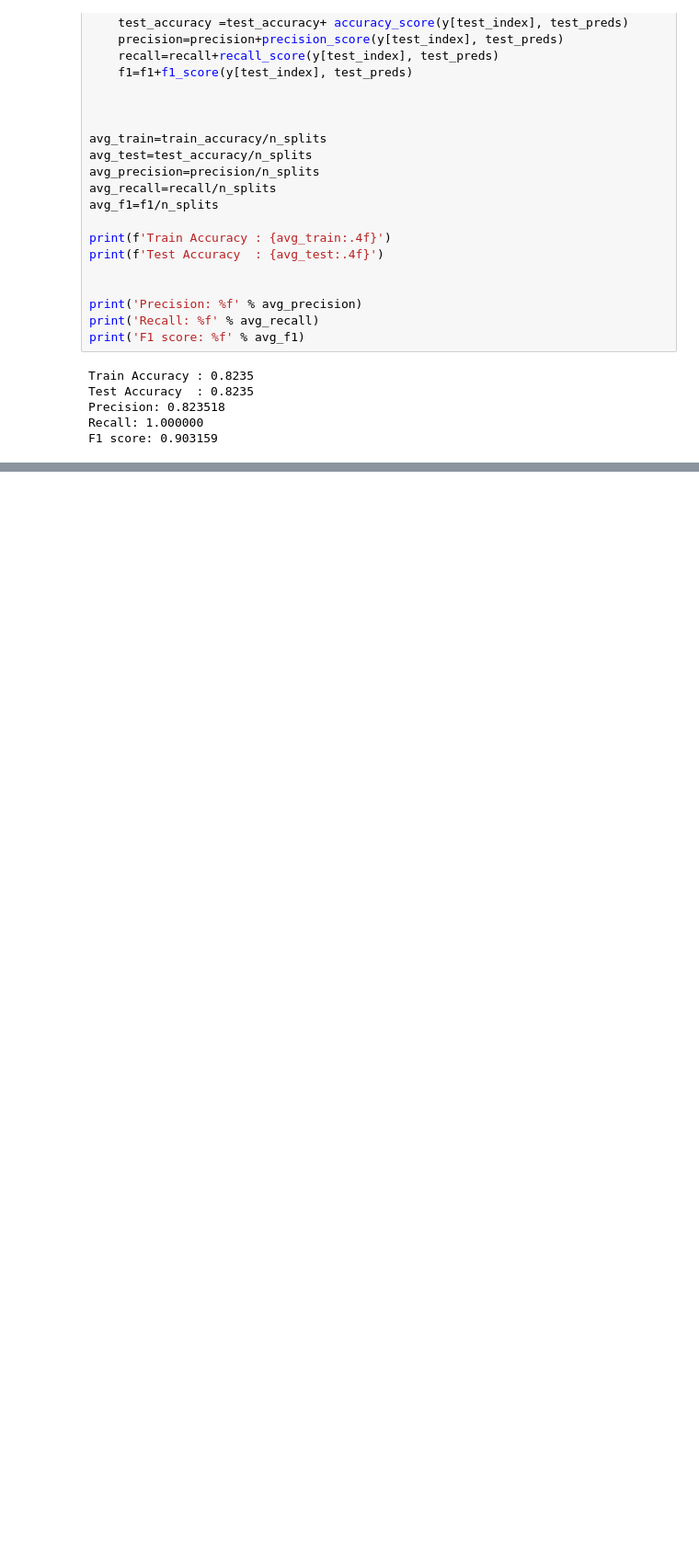
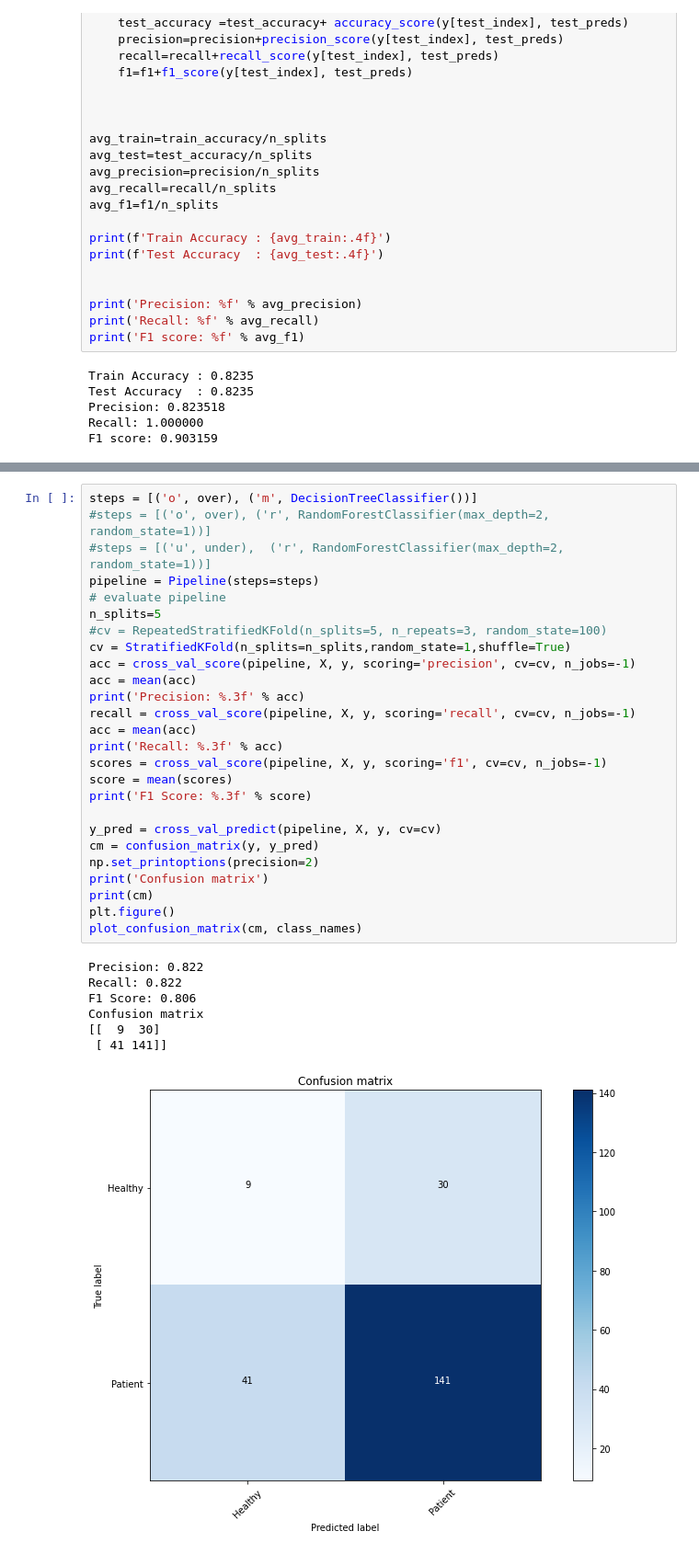
Before and after one commit to isilkarabeyaksakalli/kidneyStoneBinaryClassification, a Jupyter notebook: healthy_patient_detection.ipynb, the cells around one changed output, grey strips where cells are left out. Shown: that part at 92% size. Drawn from its saved outputs; the diff is of its cells as text; blank space fills up the shorter version.

Commit message:
undersampling and oversampling implementation

```diff
--- a/healthy_patient_detection.ipynb
+++ b/healthy_patient_detection.ipynb
@@ -217,0 +243,34 @@ F1 score: 0.903159
+# %%
+steps = [('o', over), ('m', DecisionTreeClassifier())]
+#steps = [('o', over), ('r', RandomForestClassifier(max_depth=2, random_state=1))]
+#steps = [('u', under),  ('r', RandomForestClassifier(max_depth=2, random_state=1))]
+pipeline = Pipeline(steps=steps)
+# evaluate pipeline
+n_splits=5
+#cv = RepeatedStratifiedKFold(n_splits=5, n_repeats=3, random_state=100)
+cv = StratifiedKFold(n_splits=n_splits,random_state=1,shuffle=True)
+acc = cross_val_score(pipeline, X, y, scoring='precision', cv=cv, n_jobs=-1)
+acc = mean(acc)
+print('Precision: %.3f' % acc)
+recall = cross_val_score(pipeline, X, y, scoring='recall', cv=cv, n_jobs=-1)
+acc = mean(acc)
+print('Recall: %.3f' % acc)
+scores = cross_val_score(pipeline, X, y, scoring='f1', cv=cv, n_jobs=-1)
+score = mean(scores)
+print('F1 Score: %.3f' % score)
+
+y_pred = cross_val_predict(pipeline, X, y, cv=cv)
+cm = confusion_matrix(y, y_pred)
+np.set_printoptions(precision=2)
+print('Confusion matrix')
+print(cm)
+plt.figure()
+plot_confusion_matrix(cm, class_names)
+# %% [output]
+Precision: 0.822
+Recall: 0.822
+F1 Score: 0.806
+Confusion matrix
+[[  9  30]
+ [ 41 141]]
+[figure, added]
```
Also changed, not shown: parts of 11 cells of this notebook, 1 other file.
